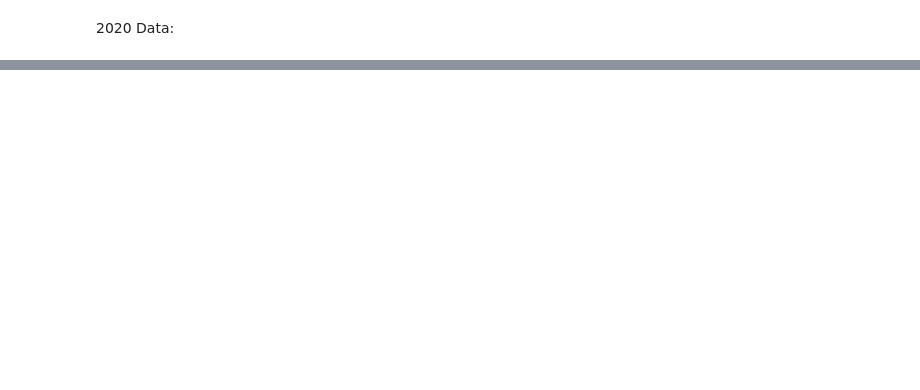
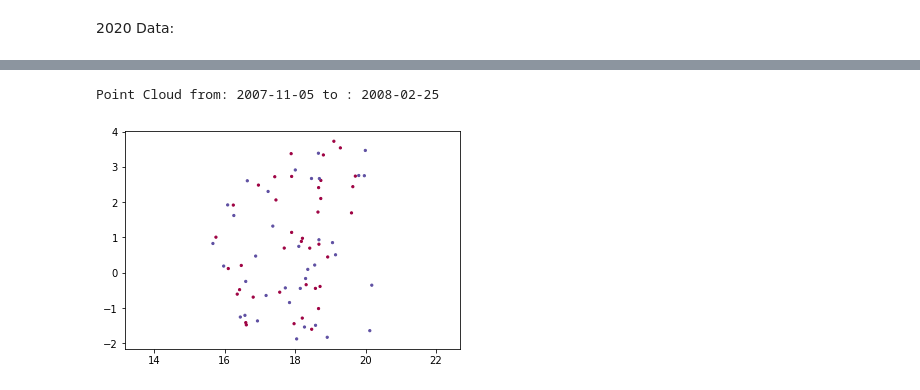
Before and after one commit to shambhavi-suri/MNIST_TDA, a Jupyter notebook: Time series/Financial_Data_Plots.ipynb, the cells around one changed output, grey strips where cells are left out. Drawn from its saved outputs; the diff is of its cells as text; code cells hidden in the pictures; blank space fills up the shorter version.

```diff
--- a/Time series/Financial_Data_Plots.ipynb
+++ b/Time series/Financial_Data_Plots.ipynb
@@ -356,0 +413,17 @@ mapper.visualize(graph,
+# %%
+start = []
+stop = []
+size = 75
+step = 50
+for i in range(5000, 5300, 50):
+  start.append(i)
+  stop.append(i+75)
+# %%
+i = 0
+print("Point Cloud from:", tooltips[start[i]], "to :", tooltips[stop[i]] )
+plt.scatter(embedding_r[start[i]:stop[i],0], embedding_r[start[i]:stop[i], 1], c = color[start[i]:stop[i]], cmap='Spectral', s=5)
+plt.gca().set_aspect('equal', 'datalim')
+#plt.colorbar(boundaries=np.arange(11)-0.5).set_ticks(np.arange(10))
+# %% [output]
+Point Cloud from: 2007-11-05 to : 2008-02-25
+[figure, added]
```
Also changed, not shown: parts of 75 cells of this notebook.
